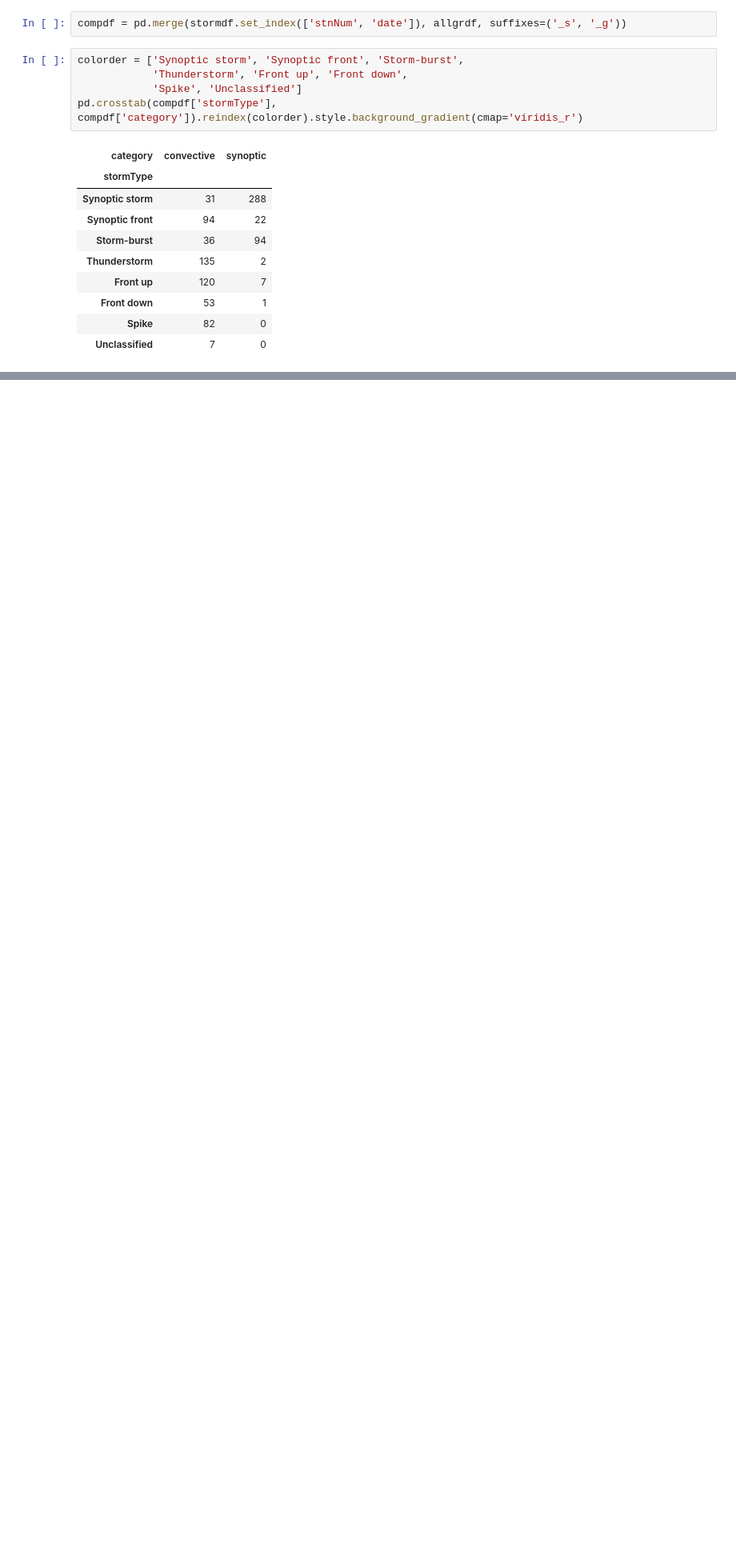
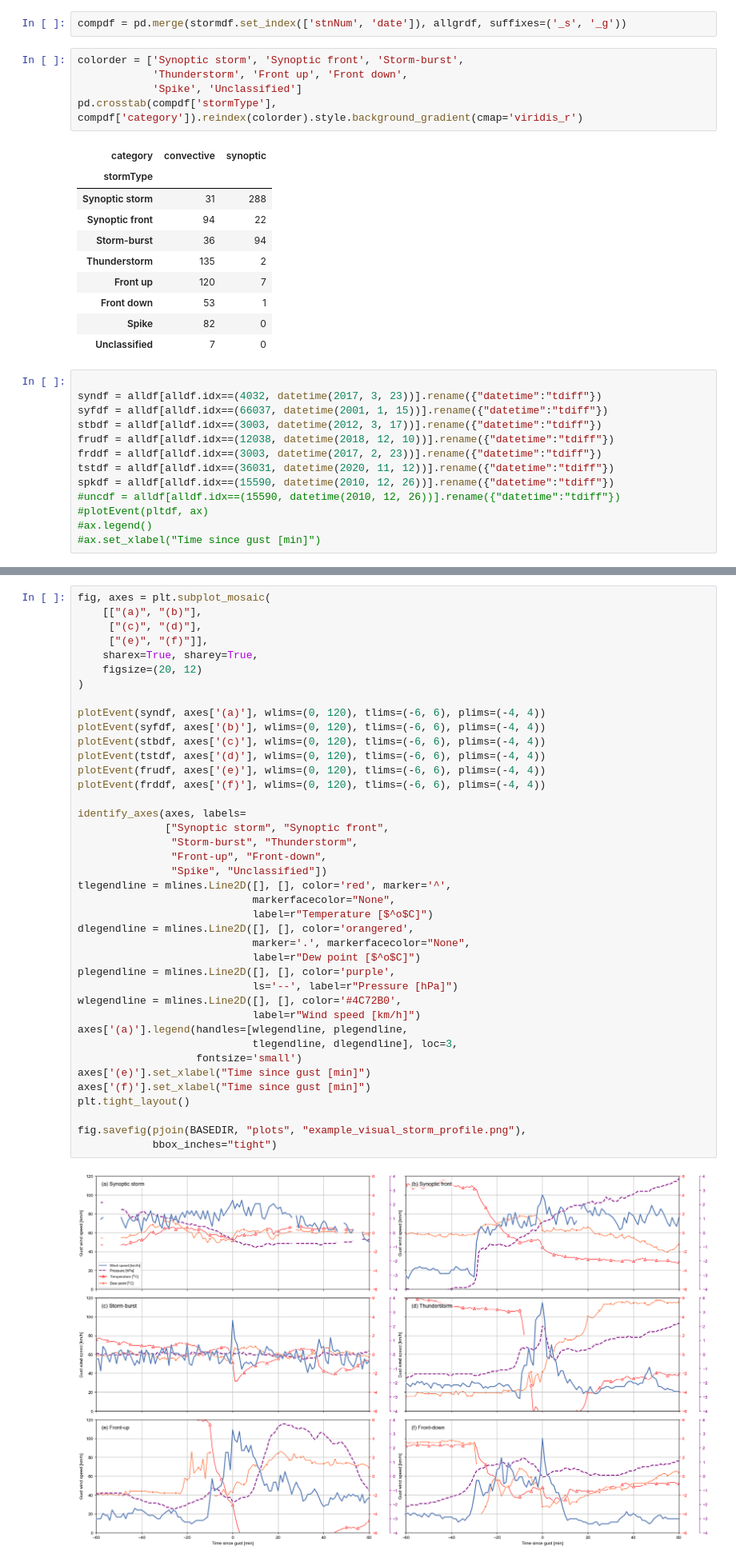
Before and after one commit to GeoscienceAustralia/nhi-tsed, a Jupyter notebook: code/Plot visually classified storm data.ipynb, the cells around one changed output, grey strips where cells are left out. Shown at 80% size. Cells and saved outputs as stored; diff of their text form; blank space fills up the shorter version.

Commit message:
Modify plotEvent function and plot sample events

```diff
--- a/code/Plot visually classified storm data.ipynb
+++ b/code/Plot visually classified storm data.ipynb
@@ -247,3 +260,16 @@ pd.crosstab(compdf['stormType'], compdf['category']).reindex(colorder).style.bac
 | Front down | 53 | 1 |
 | Spike | 82 | 0 |
 | Unclassified | 7 | 0 |
+# %%
+
+syndf = alldf[alldf.idx==(4032, datetime(2017, 3, 23))].rename({"datetime":"tdiff"})
+syfdf = alldf[alldf.idx==(66037, datetime(2001, 1, 15))].rename({"datetime":"tdiff"})
+stbdf = alldf[alldf.idx==(3003, datetime(2012, 3, 17))].rename({"datetime":"tdiff"})
+frudf = alldf[alldf.idx==(12038, datetime(2018, 12, 10))].rename({"datetime":"tdiff"})
+frddf = alldf[alldf.idx==(3003, datetime(2017, 2, 23))].rename({"datetime":"tdiff"})
+tstdf = alldf[alldf.idx==(36031, datetime(2020, 11, 12))].rename({"datetime":"tdiff"})
+spkdf = alldf[alldf.idx==(15590, datetime(2010, 12, 26))].rename({"datetime":"tdiff"})
+#uncdf = alldf[alldf.idx==(15590, datetime(2010, 12, 26))].rename({"datetime":"tdiff"})
+#plotEvent(pltdf, ax)
+#ax.legend()
+#ax.set_xlabel("Time since gust [min]")
@@ -249,0 +278,42 @@ pd.crosstab(compdf['stormType'], compdf['category']).reindex(colorder).style.bac
+# %%
+fig, axes = plt.subplot_mosaic(
+    [["(a)", "(b)"],
+     ["(c)", "(d)"],
+     ["(e)", "(f)"]],
+    sharex=True, sharey=True,
+    figsize=(20, 12)
+)
+
+plotEvent(syndf, axes['(a)'], wlims=(0, 120), tlims=(-6, 6), plims=(-4, 4))
+plotEvent(syfdf, axes['(b)'], wlims=(0, 120), tlims=(-6, 6), plims=(-4, 4))
+plotEvent(stbdf, axes['(c)'], wlims=(0, 120), tlims=(-6, 6), plims=(-4, 4))
+plotEvent(tstdf, axes['(d)'], wlims=(0, 120), tlims=(-6, 6), plims=(-4, 4))
+plotEvent(frudf, axes['(e)'], wlims=(0, 120), tlims=(-6, 6), plims=(-4, 4))
+plotEvent(frddf, axes['(f)'], wlims=(0, 120), tlims=(-6, 6), plims=(-4, 4))
+
+identify_axes(axes, labels=
+              ["Synoptic storm", "Synoptic front",
+               "Storm-burst", "Thunderstorm",
+               "Front-up", "Front-down",
+               "Spike", "Unclassified"])
+tlegendline = mlines.Line2D([], [], color='red', marker='^',
+                            markerfacecolor="None",
+                            label=r"Temperature [$^o$C]")
+dlegendline = mlines.Line2D([], [], color='orangered',
+                            marker='.', markerfacecolor="None",
+                            label=r"Dew point [$^o$C]")
+plegendline = mlines.Line2D([], [], color='purple',
+                            ls='--', label=r"Pressure [hPa]")
+wlegendline = mlines.Line2D([], [], color='#4C72B0',
+                            label=r"Wind speed [km/h]")
+axes['(a)'].legend(handles=[wlegendline, plegendline,
+                            tlegendline, dlegendline], loc=3,
+                   fontsize='small')
+axes['(e)'].set_xlabel("Time since gust [min]")
+axes['(f)'].set_xlabel("Time since gust [min]")
+plt.tight_layout()
+
+fig.savefig(pjoin(BASEDIR, "plots", "example_visual_storm_profile.png"),
+            bbox_inches="tight")
+# %% [output]
+[figure, added]
```
Also changed, not shown: parts of 4 cells of this notebook.
